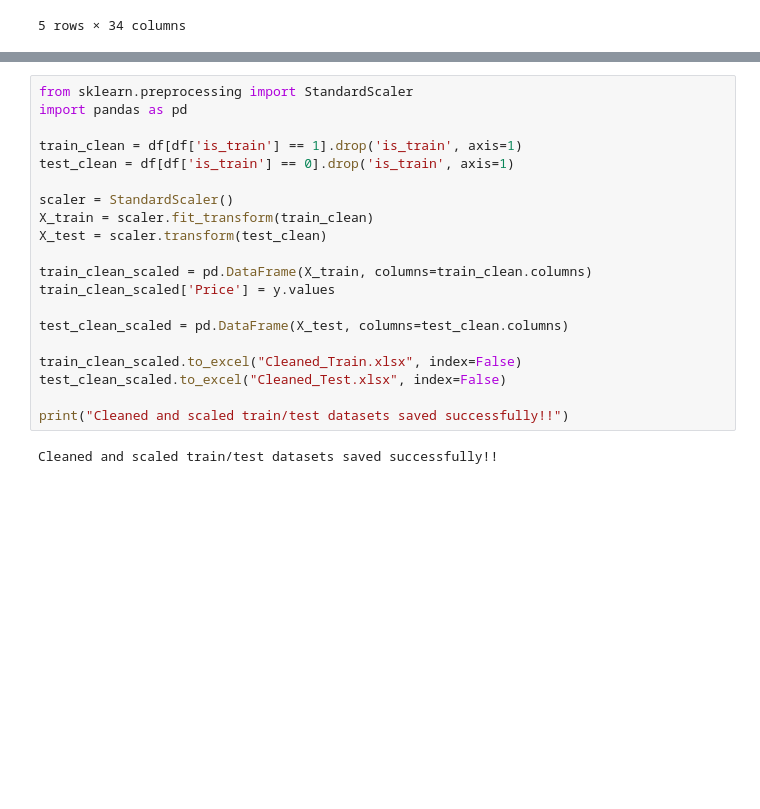
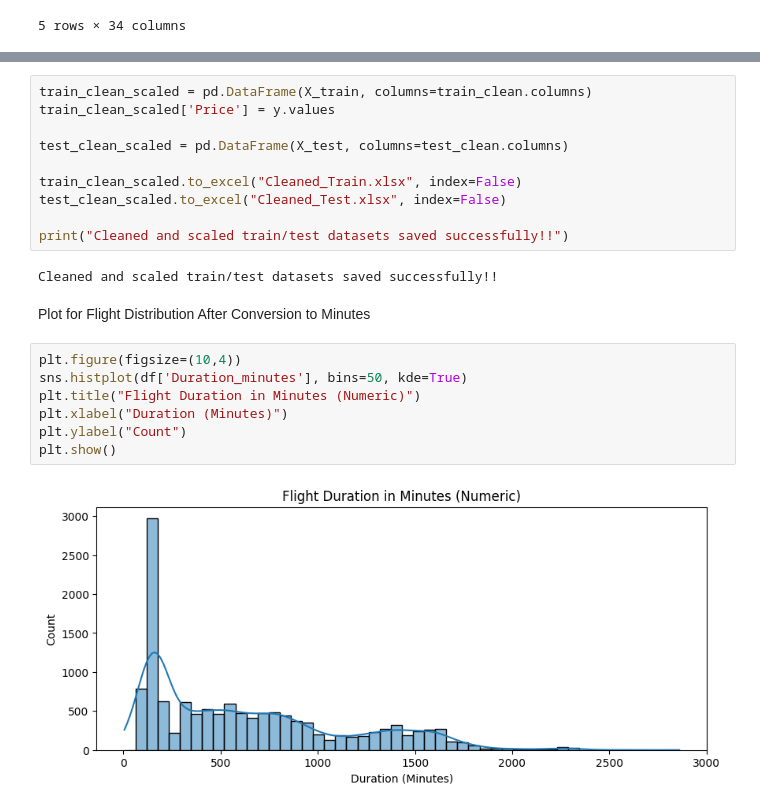
Before and after one commit to jishnuuverse/fds_project_flight-fare, a Jupyter notebook: dataset_flight/flight_fare.ipynb, the cells around one changed output, grey strips where cells are left out. Saved outputs shown, nothing was run; the diff lists cells and outputs as text; blank space fills up the shorter version.

Commit message:
added visualization

```diff
--- a/dataset_flight/flight_fare.ipynb
+++ b/dataset_flight/flight_fare.ipynb
@@ -349,14 +382,4 @@ Note: you may need to restart the kernel to use updated packages.
 # %%
-from sklearn.preprocessing import StandardScaler
-import pandas as pd
-
-train_clean = df[df['is_train'] == 1].drop('is_train', axis=1)
-test_clean = df[df['is_train'] == 0].drop('is_train', axis=1)
-
-scaler = StandardScaler()
-X_train = scaler.fit_transform(train_clean)
-X_test = scaler.transform(test_clean)
-
 train_clean_scaled = pd.DataFrame(X_train, columns=train_clean.columns)
 train_clean_scaled['Price'] = y.values
 
@@ -368,3 +391,14 @@ test_clean_scaled.to_excel("Cleaned_Test.xlsx", index=False)
 print("Cleaned and scaled train/test datasets saved successfully!!")
 # %% [output]
 Cleaned and scaled train/test datasets saved successfully!!
+# %% [markdown]
+Plot for Flight Distribution After Conversion to Minutes
+# %%
+plt.figure(figsize=(10,4))
+sns.histplot(df['Duration_minutes'], bins=50, kde=True)
+plt.title("Flight Duration in Minutes (Numeric)")
+plt.xlabel("Duration (Minutes)")
+plt.ylabel("Count")
+plt.show()
+# %% [output]
+[figure, added]
```
Also changed, not shown: parts of 6 cells of this notebook, 2 other files.
